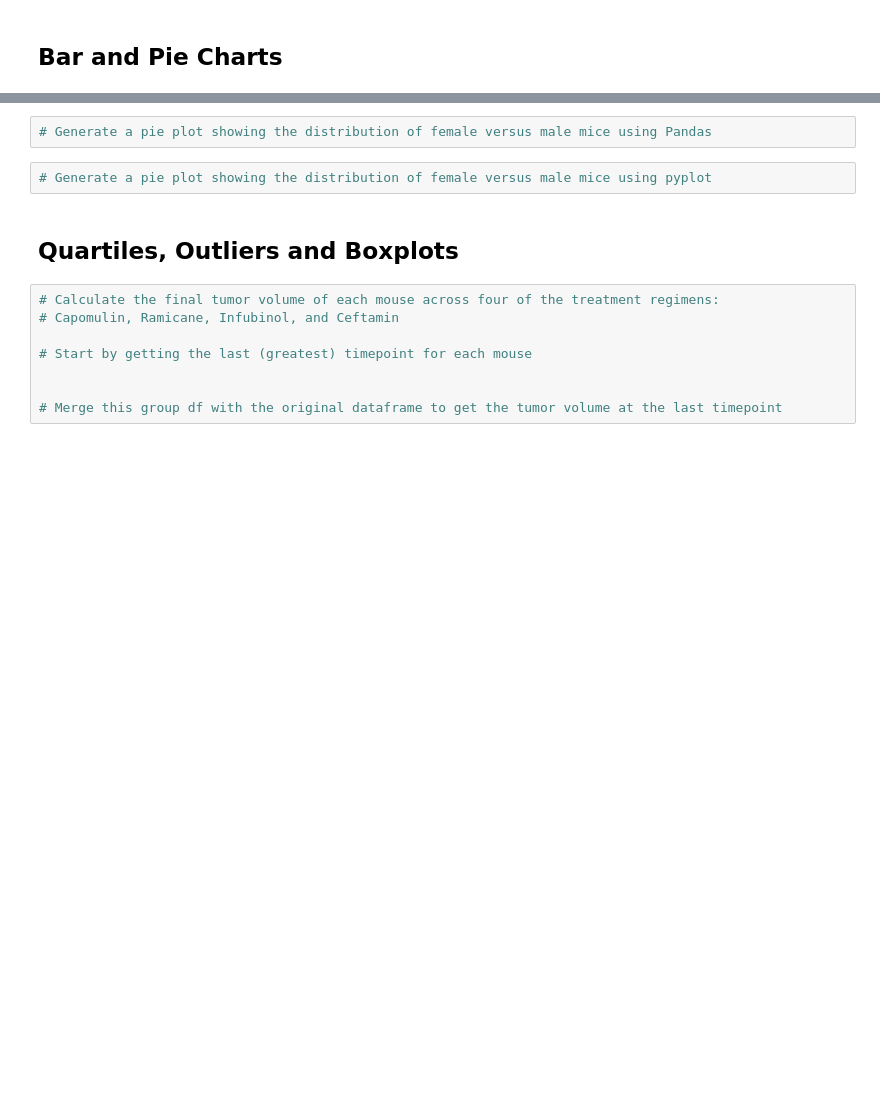
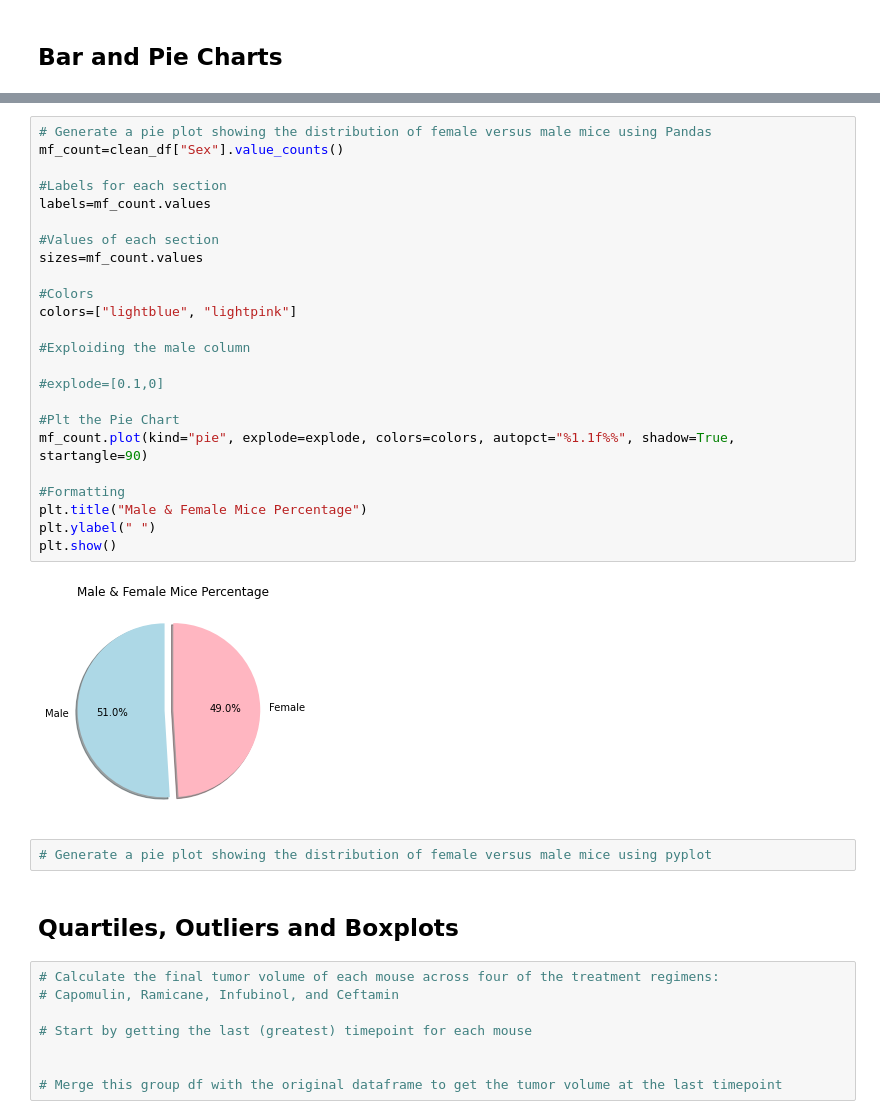
Before and after one commit to LiteshSamji/Matplotlib-Pymaceuticals, a Jupyter notebook: pymaceuticals_starter.ipynb, the cells around one changed output, grey strips where cells are left out. Saved outputs shown, nothing was run; the diff lists cells and outputs as text; blank space fills up the shorter version.

```diff
--- a/pymaceuticals_starter.ipynb
+++ b/pymaceuticals_starter.ipynb
@@ -120,5 +143,29 @@ summary_df
-# %%
-# Generate a pie plot showing the distribution of female versus male mice using Pandas
+# %%
+# Generate a pie plot showing the distribution of female versus male mice using Pandas
+mf_count=clean_df["Sex"].value_counts()
+
+#Labels for each section
+labels=mf_count.values
+
+#Values of each section
+sizes=mf_count.values
+
+#Colors
+colors=["lightblue", "lightpink"]
+
+#Exploiding the male column
+
+#explode=[0.1,0]
+
+#Plt the Pie Chart
+mf_count.plot(kind="pie", explode=explode, colors=colors, autopct="%1.1f%%", shadow=True, startangle=90)
+
+#Formatting
+plt.title("Male & Female Mice Percentage")
+plt.ylabel(" ")
+plt.show()
+# %% [output]
+[figure, added]
 # %%
 # Generate a pie plot showing the distribution of female versus male mice using pyplot
 # %% [markdown]
```
Also changed, not shown: parts of 5 cells of this notebook.
